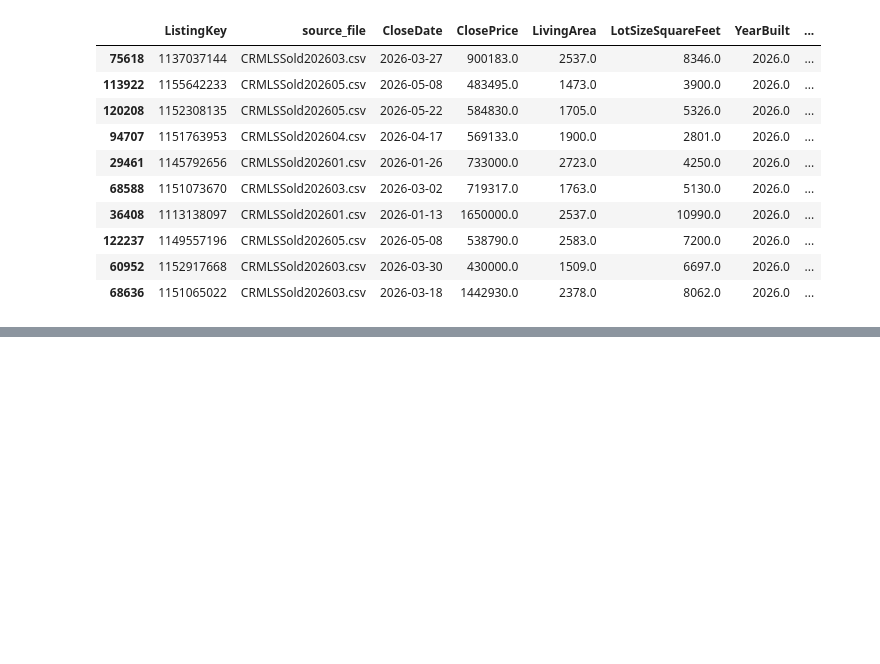
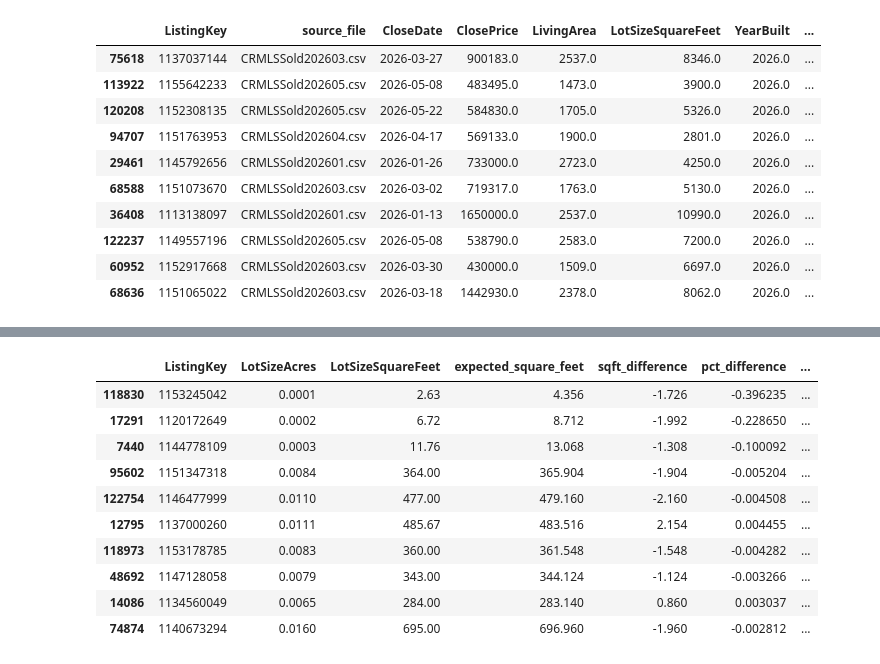
Before and after one commit to syp4137/idx-california-price-prediction, a Jupyter notebook: notebooks/01_exploration.ipynb, the cells around one changed output, grey strips where cells are left out. Saved outputs shown, nothing was run; the diff lists cells and outputs as text; code cells hidden in the pictures; blank space fills up the shorter version.

```diff
--- a/notebooks/01_exploration.ipynb
+++ b/notebooks/01_exploration.ipynb
@@ -1601,0 +1836,69 @@ Highest YearBuilt values
+# %%
+# Check consistency between lot size in acres and square feet.
+# One acre equals 43,560 square feet, so both columns should be approximately aligned when both are present.
+if {"LotSizeAcres", "LotSizeSquareFeet"}.issubset(df.columns):
+    lot_check = df[["ListingKey", "LotSizeAcres", "LotSizeSquareFeet", "ClosePrice", "City", "CountyOrParish", "PostalCode"]].copy()
+    lot_check["LotSizeAcres"] = pd.to_numeric(lot_check["LotSizeAcres"], errors="coerce")
+    lot_check["LotSizeSquareFeet"] = pd.to_numeric(lot_check["LotSizeSquareFeet"], errors="coerce")
+    lot_check = lot_check.dropna(subset=["LotSizeAcres", "LotSizeSquareFeet"])
+
+    # Keep only positive values for ratio-based comparisons.
+    lot_check = lot_check[(lot_check["LotSizeAcres"] > 0) & (lot_check["LotSizeSquareFeet"] > 0)].copy()
+    lot_check["expected_square_feet"] = lot_check["LotSizeAcres"] * 43560
+    lot_check["sqft_difference"] = lot_check["LotSizeSquareFeet"] - lot_check["expected_square_feet"]
+    lot_check["abs_sqft_difference"] = lot_check["sqft_difference"].abs()
+    lot_check["pct_difference"] = lot_check["sqft_difference"] / lot_check["expected_square_feet"]
+    lot_check["abs_pct_difference"] = lot_check["pct_difference"].abs()
+
+    # Flag rows with both meaningful absolute and relative differences.
+    # This avoids over-flagging tiny rounding differences.
+    lot_check["large_difference_flag"] = (lot_check["abs_sqft_difference"] > 50) & (lot_check["abs_pct_difference"] > 0.02)
+
+    lot_size_summary = pd.DataFrame(
+        {
+            "metric": [
+                "rows_with_both_positive_values",
+                "median_abs_sqft_difference",
+                "p95_abs_sqft_difference",
+                "max_abs_sqft_difference",
+                "median_abs_pct_difference",
+                "rows_flagged_large_difference",
+                "share_flagged_large_difference",
+            ],
+            "value": [
+                len(lot_check),
+                lot_check["abs_sqft_difference"].median(),
+                lot_check["abs_sqft_difference"].quantile(0.95),
+                lot_check["abs_sqft_difference"].max(),
+                lot_check["abs_pct_difference"].median(),
+                int(lot_check["large_difference_flag"].sum()),
+                lot_check["large_difference_flag"].mean() if len(lot_check) else np.nan,
+            ],
+        }
+    )
+
+    display(lot_size_summary)
+
+    # Show the largest discrepancies for manual inspection.
+    display(
+        lot_check.sort_values("abs_pct_difference", ascending=False)
+        .loc[
+            :,
+            [
+                "ListingKey",
+                "LotSizeAcres",
+                "LotSizeSquareFeet",
+                "expected_square_feet",
+                "sqft_difference",
+                "pct_difference",
+                "ClosePrice",
+                "City",
+                "CountyOrParish",
+                "PostalCode",
+            ],
+        ]
+        .head(10)
+    )
+else:
+    print("LotSizeAcres and LotSizeSquareFeet are not both available.")
+# %% [output]
@@ -1602,3 +1913,14 @@ Highest YearBuilt values
+|  | ListingKey | LotSizeAcres | LotSizeSquareFeet | expected_square_feet | sqft_difference | pct_difference | ... |
+| 118830 | 1153245042 | 0.0001 | 2.63 | 4.356 | -1.726 | -0.396235 | ... |
+| 17291 | 1120172649 | 0.0002 | 6.72 | 8.712 | -1.992 | -0.228650 | ... |
+| 7440 | 1144778109 | 0.0003 | 11.76 | 13.068 | -1.308 | -0.100092 | ... |
+| 95602 | 1151347318 | 0.0084 | 364.00 | 365.904 | -1.904 | -0.005204 | ... |
+| 122754 | 1146477999 | 0.0110 | 477.00 | 479.160 | -2.160 | -0.004508 | ... |
+| 12795 | 1137000260 | 0.0111 | 485.67 | 483.516 | 2.154 | 0.004455 | ... |
+| 118973 | 1153178785 | 0.0083 | 360.00 | 361.548 | -1.548 | -0.004282 | ... |
+| 48692 | 1147128058 | 0.0079 | 343.00 | 344.124 | -1.124 | -0.003266 | ... |
+| 14086 | 1134560049 | 0.0065 | 284.00 | 283.140 | 0.860 | 0.003037 | ... |
+| 74874 | 1140673294 | 0.0160 | 695.00 | 696.960 | -1.960 | -0.002812 | ... |
 # %% [markdown]
 ## EDA Summary
 
```
Also changed, not shown: parts of 9 cells of this notebook, 1 other file.
